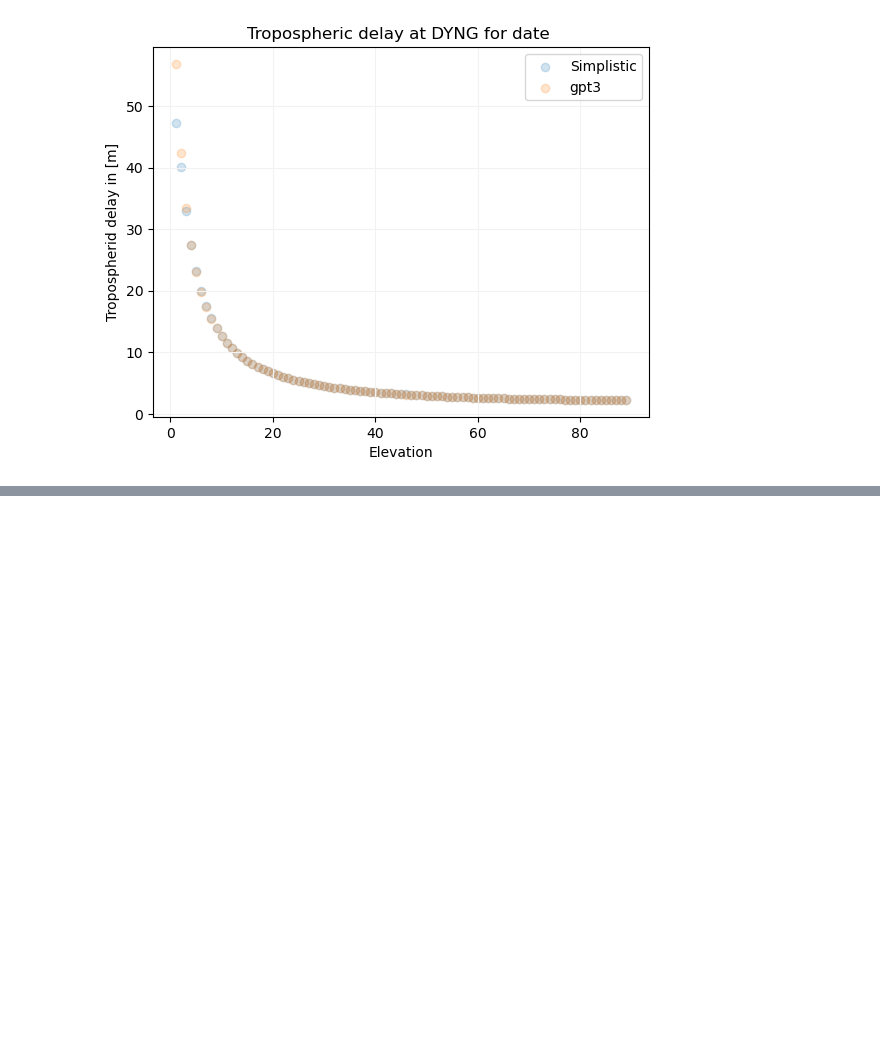
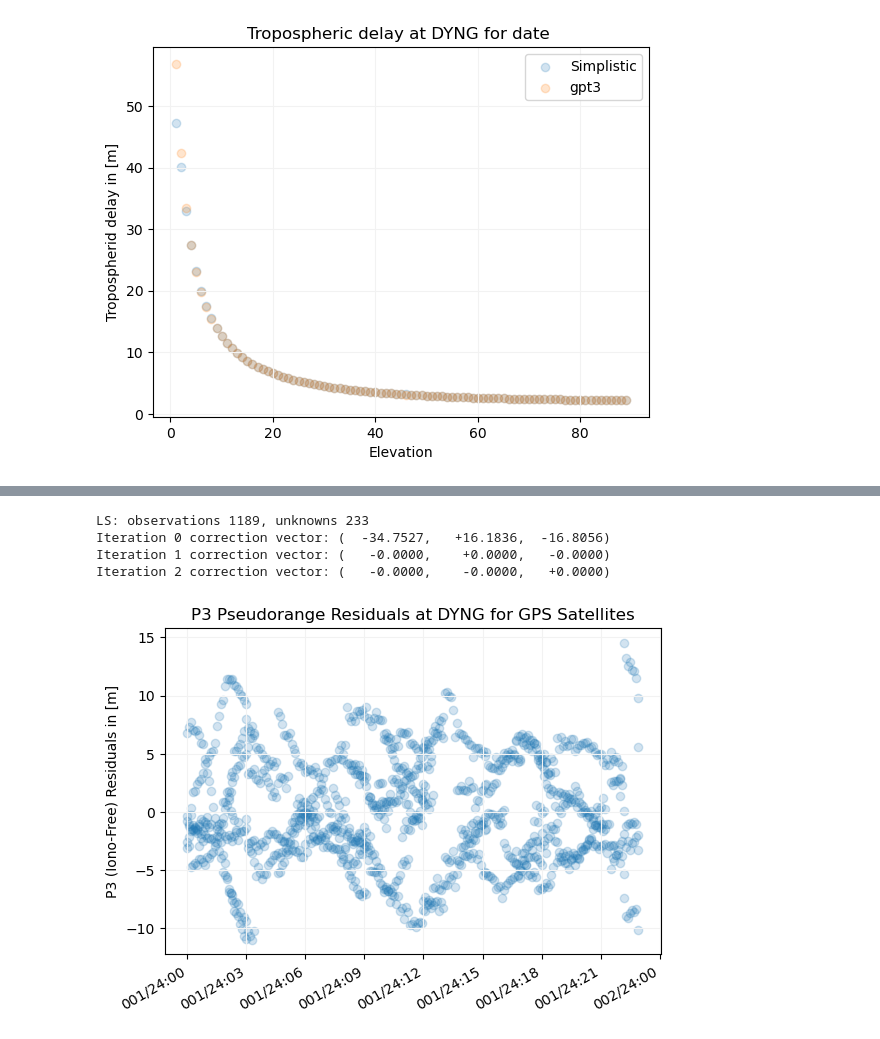
Before and after one commit to DSOlab/AcademicSoftware, a Jupyter notebook: JupiterLab/gps/gps_code.ipynb, the cells around one changed output, grey strips where cells are left out. Cells and saved outputs as stored; diff of their text form; code cells hidden in the pictures; blank space fills up the shorter version.

```diff
--- a/JupiterLab/gps/gps_code.ipynb
+++ b/JupiterLab/gps/gps_code.ipynb
@@ -452,0 +461,4 @@ plt.show()
+# %%
+EXCLUDE_SATELLITES = ['G27']
+ELEVATION_CUT_OFF  = np.radians(30)
+EVERY_SEC          = 360.
@@ -452,0 +495,43 @@ plt.show()
+# %%
+# Least Squares
+num_params = 3 + num_epochs
+num_obs    = len(raw_obs)
+x0 = np.concatenate((np.array(site_xyz), np.zeros(num_epochs)))
+print("LS: observations {:}, unknowns {:}".format(num_obs, num_params))
+
+J   = np.zeros((num_obs, num_params))
+dl  = np.zeros(num_obs)
+
+# for plotting
+ephs = [0] * num_obs
+elvs = [0] * num_obs
+
+LS_ITERATIONS = 3
+for ls_iteration in range(LS_ITERATIONS):
+    for i, obs in enumerate(raw_obs):
+        dl[i] = obs['p3'] + gs.C * obs['csat'] - geometric_range(obs['rsat'], x0[0:3]) - obs['dT'] - x0[3+obs['nepoch']]
+        J[i, 0:3] = gradient(obs['rsat'], x0[0:3]); J[i,3+obs['nepoch']] = 1.;
+        ephs[i] = at2pt(obs['t']); elvs[i] = np.degrees(obs['el']);
+    dx = np.linalg.inv(J.transpose() @ J) @ J.transpose() @ dl
+    print("Iteration {:1d} correction vector: ({:+10.4f}, {:+10.4f},{:+10.4f})".format(ls_iteration, dx[0], dx[1], dx[2]))
+    x0 += dx
+# %% [output]
+LS: observations 1189, unknowns 233
+Iteration 0 correction vector: (  -34.7527,   +16.1836,  -16.8056)
+Iteration 1 correction vector: (   -0.0000,    +0.0000,   -0.0000)
+Iteration 2 correction vector: (   -0.0000,    -0.0000,   +0.0000)
+# %%
+# Γραφική αναπαράσταση
+fig, ax = plt.subplots()
+ax.scatter(ephs, dl, alpha=0.2)
+ax.grid(color='0.95')
+plt.ylabel("P3 (Iono-Free) Residuals in [m]")
+plt.title("P3 Pseudorange Residuals at {:} for GPS Satellites".format(rnx.marker_name))
+hours = mdates.HourLocator(interval = 3)
+h_fmt = mdates.DateFormatter('%j/%y:%H')
+ax.xaxis.set_major_locator(hours)
+ax.xaxis.set_major_formatter(h_fmt)
+fig.autofmt_xdate()
+plt.show()
+# %% [output]
+[figure, added]
```
Also changed, not shown: parts of 10 cells of this notebook, 5 other files.
